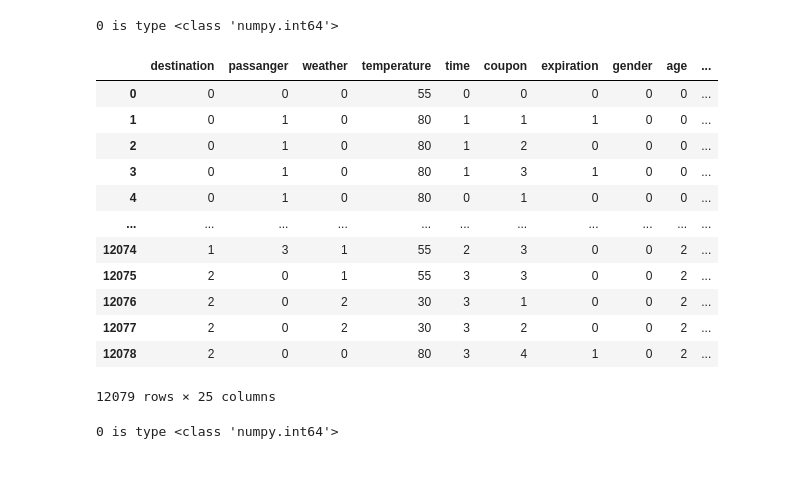
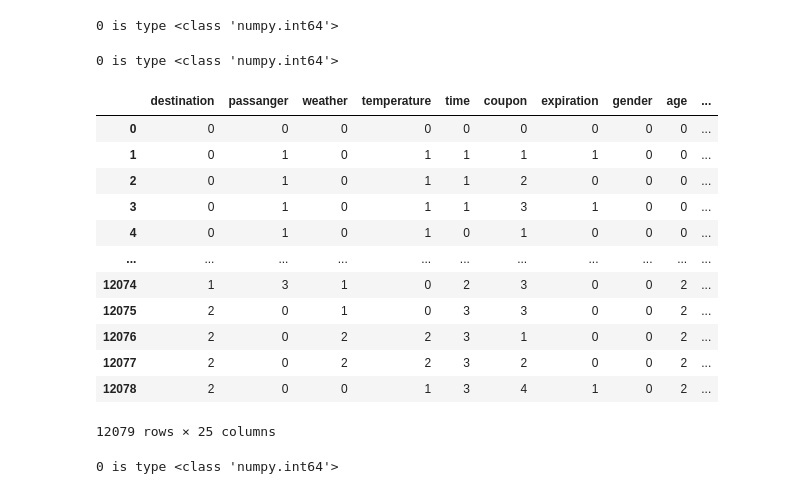
Before and after one commit to TarasKutsyk/Data-Analytics-Project, a Jupyter notebook: Data_class.ipynb, the cells around one changed output. Cells and saved outputs as stored; diff of their text form; code cells hidden in the pictures.

```diff
--- a/Data_class.ipynb
+++ b/Data_class.ipynb
@@ -154,25 +190,29 @@ print(f'{data['passanger'][0]} is type {type(data['passanger'][0])}')
 print(f'{data['weather'][0]} is type {type(data['weather'][0])}')
 # %% [output]
 0 is type <class 'numpy.int64'>
+# %%
+print(f'{data['temperature'][0]} is type {type(data['temperature'][0])}')
+# %% [output]
+0 is type <class 'numpy.int64'>
 # %%
 # Encoding all categorical features with 0,2,3... way
 
-l = Data(EncConfig = 'Num')
-data_num = l.fit()
+d4 = Data(EncConfig = 'Num')
+data_num = d4.fit()
 data_num
 # %% [output]
 |  | destination | passanger | weather | temperature | time | coupon | expiration | gender | age | ... |
-| 0 | 0 | 0 | 0 | 55 | 0 | 0 | 0 | 0 | 0 | ... |
-| 1 | 0 | 1 | 0 | 80 | 1 | 1 | 1 | 0 | 0 | ... |
-| 2 | 0 | 1 | 0 | 80 | 1 | 2 | 0 | 0 | 0 | ... |
-| 3 | 0 | 1 | 0 | 80 | 1 | 3 | 1 | 0 | 0 | ... |
-| 4 | 0 | 1 | 0 | 80 | 0 | 1 | 0 | 0 | 0 | ... |
+| 0 | 0 | 0 | 0 | 0 | 0 | 0 | 0 | 0 | 0 | ... |
+| 1 | 0 | 1 | 0 | 1 | 1 | 1 | 1 | 0 | 0 | ... |
+| 2 | 0 | 1 | 0 | 1 | 1 | 2 | 0 | 0 | 0 | ... |
+| 3 | 0 | 1 | 0 | 1 | 1 | 3 | 1 | 0 | 0 | ... |
+| 4 | 0 | 1 | 0 | 1 | 0 | 1 | 0 | 0 | 0 | ... |
 | ... | ... | ... | ... | ... | ... | ... | ... | ... | ... | ... |
-| 12074 | 1 | 3 | 1 | 55 | 2 | 3 | 0 | 0 | 2 | ... |
-| 12075 | 2 | 0 | 1 | 55 | 3 | 3 | 0 | 0 | 2 | ... |
-| 12076 | 2 | 0 | 2 | 30 | 3 | 1 | 0 | 0 | 2 | ... |
-| 12077 | 2 | 0 | 2 | 30 | 3 | 2 | 0 | 0 | 2 | ... |
-| 12078 | 2 | 0 | 0 | 80 | 3 | 4 | 1 | 0 | 2 | ... |
+| 12074 | 1 | 3 | 1 | 0 | 2 | 3 | 0 | 0 | 2 | ... |
+| 12075 | 2 | 0 | 1 | 0 | 3 | 3 | 0 | 0 | 2 | ... |
+| 12076 | 2 | 0 | 2 | 2 | 3 | 1 | 0 | 0 | 2 | ... |
+| 12077 | 2 | 0 | 2 | 2 | 3 | 2 | 0 | 0 | 2 | ... |
+| 12078 | 2 | 0 | 0 | 1 | 3 | 4 | 1 | 0 | 2 | ... |
 12079 rows × 25 columns
 # %%
 print(f'{data_num['passanger'][0]} is type {type(data_num['passanger'][0])}')
```
Also changed, not shown: parts of 7 cells of this notebook.
